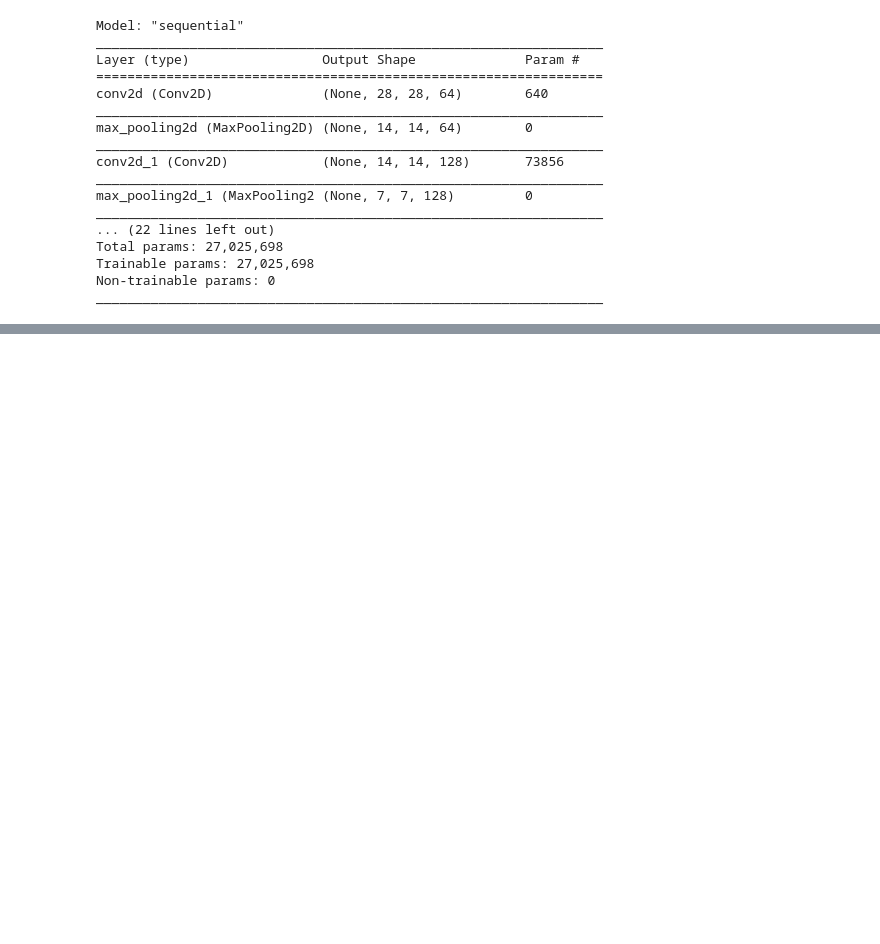
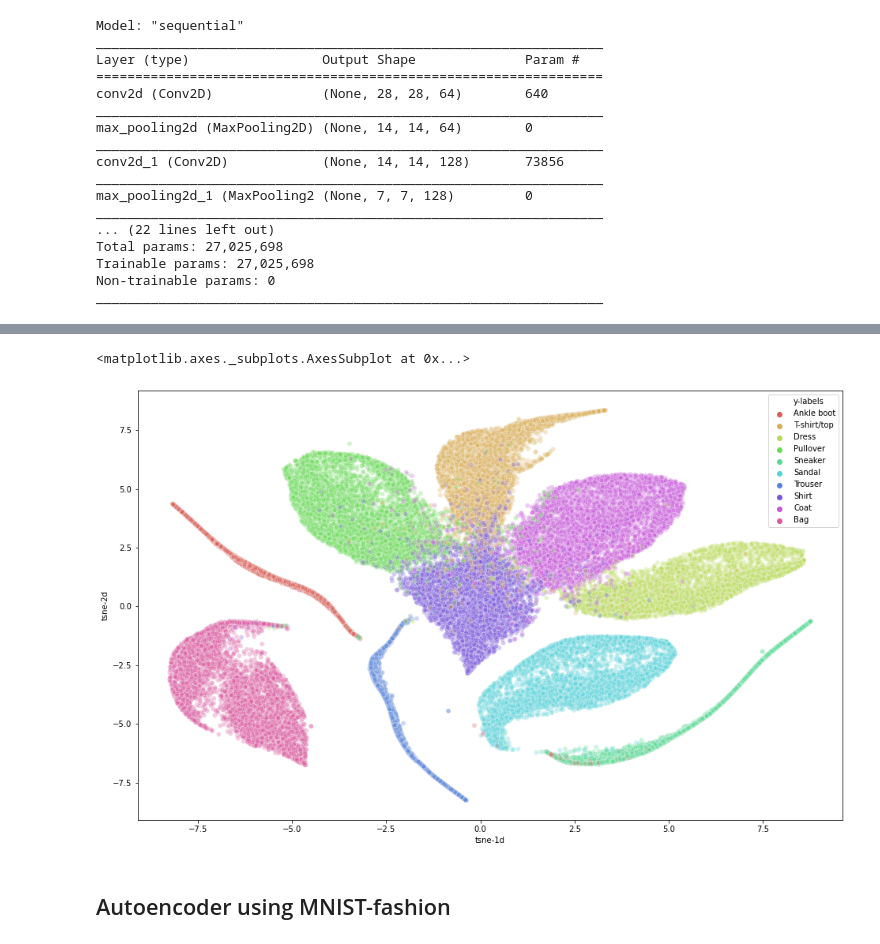
Before and after one commit to Trewitz/Porfolio, a Jupyter notebook: Convolutional Autoencoder for embedding/Cae_fashion_mnist.ipynb, the cells around one changed output, grey strips where cells are left out. Drawn from its saved outputs; the diff is of its cells as text; code cells hidden in the pictures; blank space fills up the shorter version.

```diff
--- a/Convolutional Autoencoder for embedding/Cae_fashion_mnist.ipynb
+++ b/Convolutional Autoencoder for embedding/Cae_fashion_mnist.ipynb
@@ -156,5 +189,6 @@ Text(0.5, 1.0, 'Accuracy')
 # %%
-first_model.load_weights('ouput/training/cp.ckpt')
+first_model = load_model('output/trainedModel/CNN_model.h5')
+
 new_model = Sequential()
 
 for layer in first_model.layers[:-4]:
@@ -179,3 +213,8 @@ Total params: 4,499,712
 Trainable params: 4,499,712
 Non-trainable params: 0
 _________________________________________________________________
+# %%
+model_output = new_model.predict(x_train.reshape(x_train.shape[0], 28, 28,1), batch_size=256)
+tsne = TSNE(n_components=2, verbose=0, perplexity=40, n_iter=300)
+tsne_results = tsne.fit_transform(model_output)
+print('TSNE Done!')
@@ -181,0 +239,22 @@ _________________________________________________________________
+# %%
+df = pd.DataFrame()
+
+df['tsne-1d'] = tsne_results[:,0]
+df['tsne-2d'] = tsne_results[:,1]
+
+df['y-labels'] = [label_dict[x] for x in y_train]
+
+plt.figure(figsize=(16,10))
+sns.scatterplot(
+    x="tsne-1d", y="tsne-2d",
+    hue="y-labels",
+    palette=sns.color_palette("hls", 10),
+    data=df,
+    legend="full",
+    alpha=0.3
+)
+# %% [output]
+<matplotlib.axes._subplots.AxesSubplot at 0x...>
+[figure, added]
+# %% [markdown]
+## Autoencoder using MNIST-fashion <a class='anchor' id='Autoencoder'>
```
Also changed, not shown: parts of 34 cells of this notebook.
